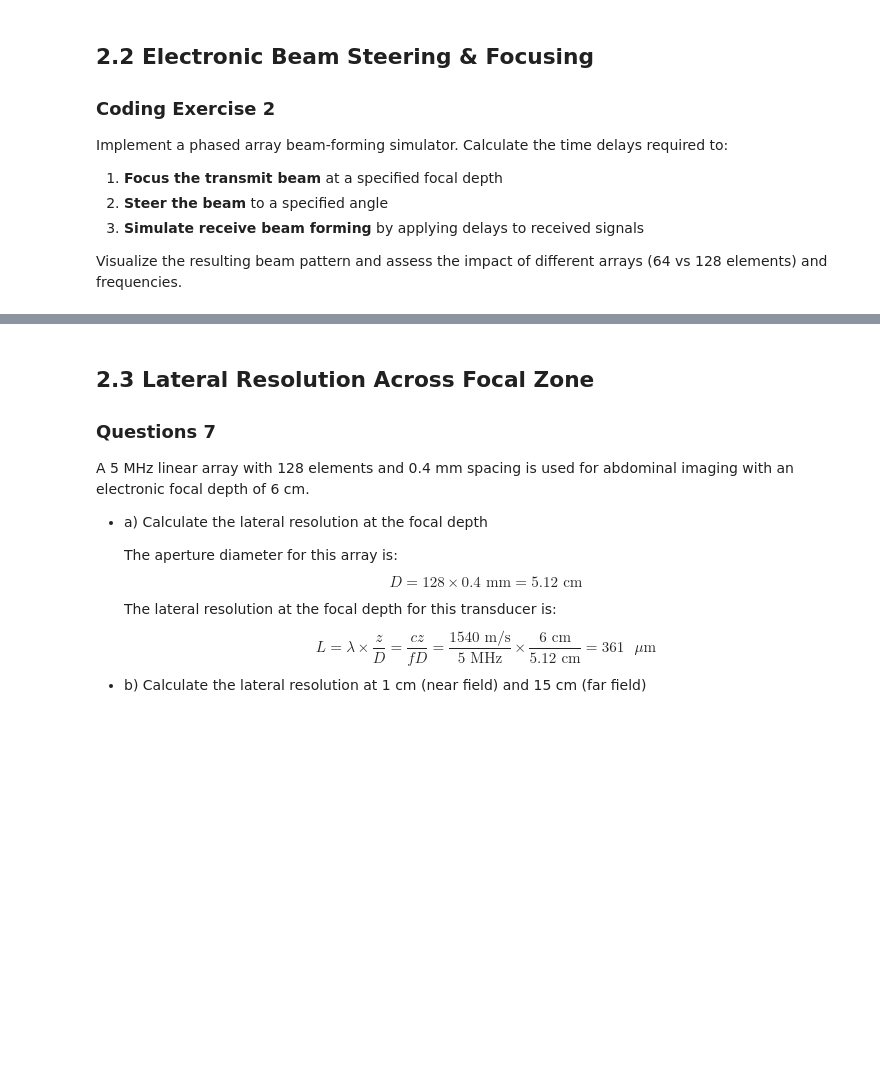
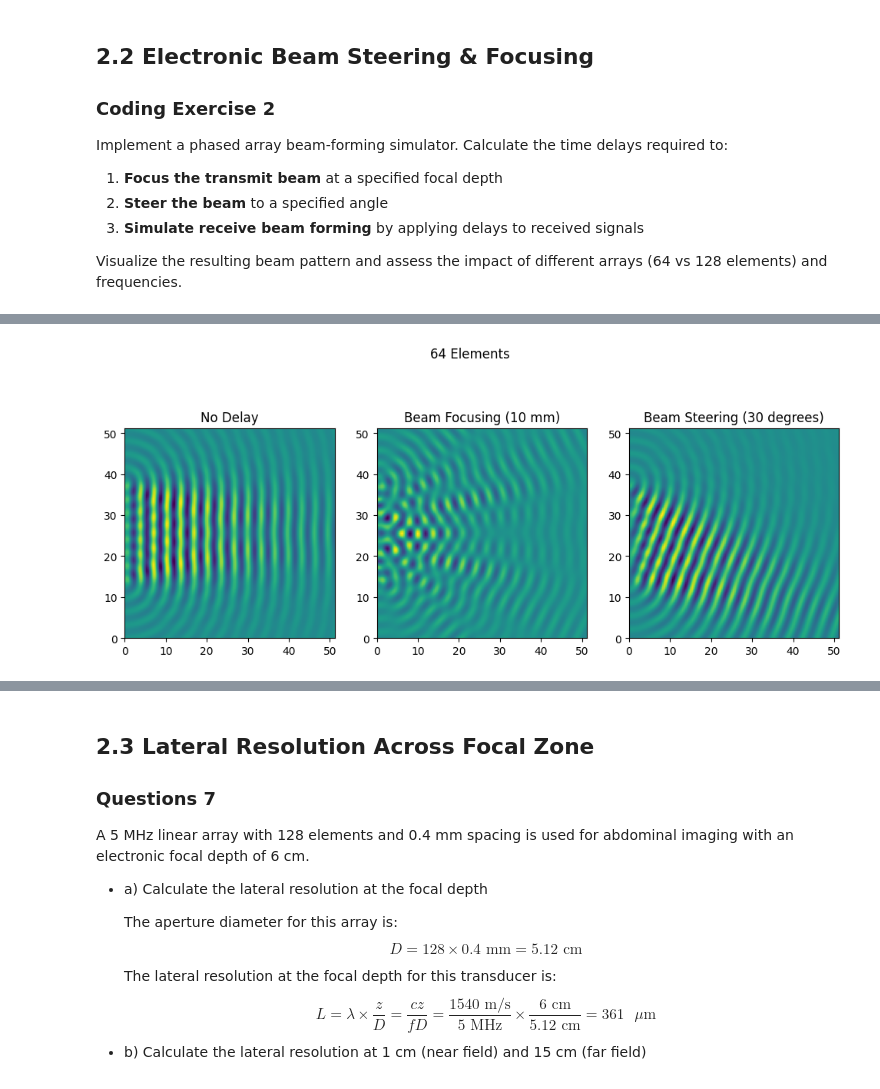
Before and after one commit to DeemDeem52/BMEN509-623_Deliverable_3, a Jupyter notebook: deliverable-03-starter.ipynb, the cells around one changed output, grey strips where cells are left out. Drawn from its saved outputs; the diff is of its cells as text; code cells hidden in the pictures; blank space fills up the shorter version.

```diff
--- a/deliverable-03-starter.ipynb
+++ b/deliverable-03-starter.ipynb
@@ -456,0 +501,4 @@ simulate_beam_forming(3.85, 12, element_spacing_mm, steering_angle_deg=20)
+# %%
+simulate_beam_forming(2, 64, element_spacing_mm, focusing_depth_mm=10, steering_angle_deg=30)
+# %% [output]
+[figure, added]
```
Also changed, not shown: parts of 2 cells of this notebook.
